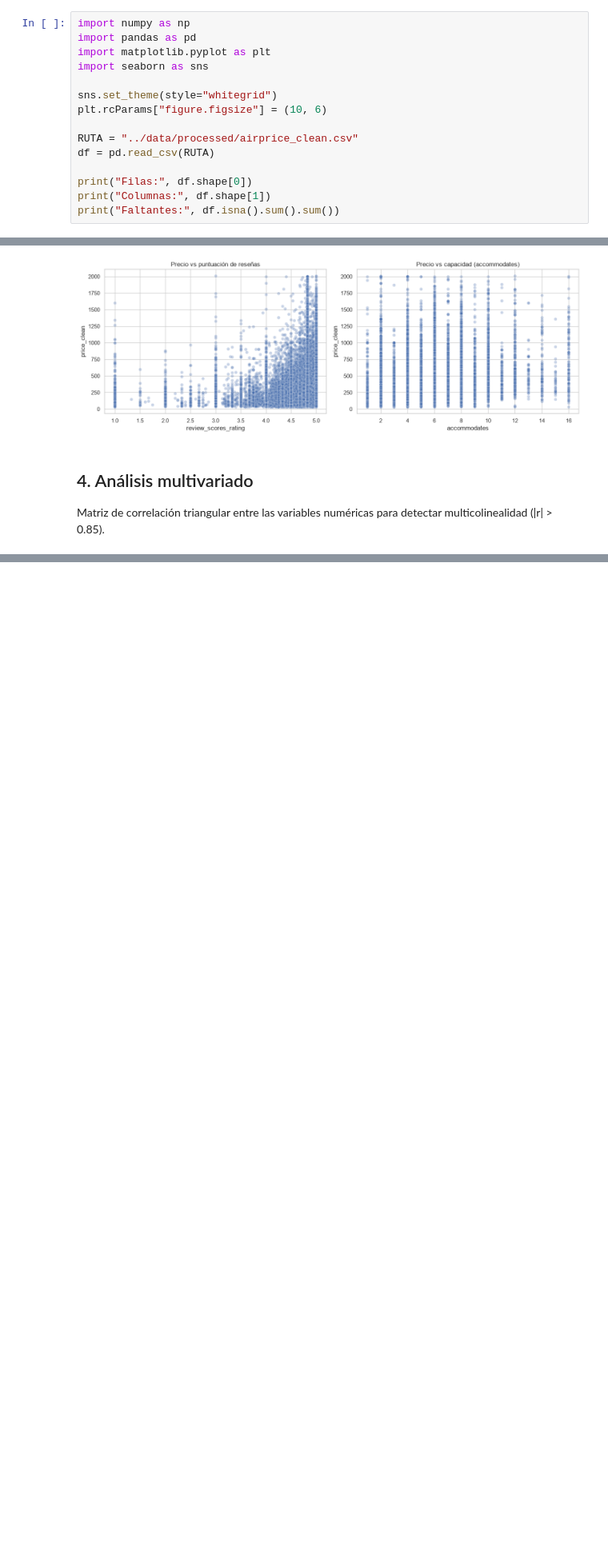
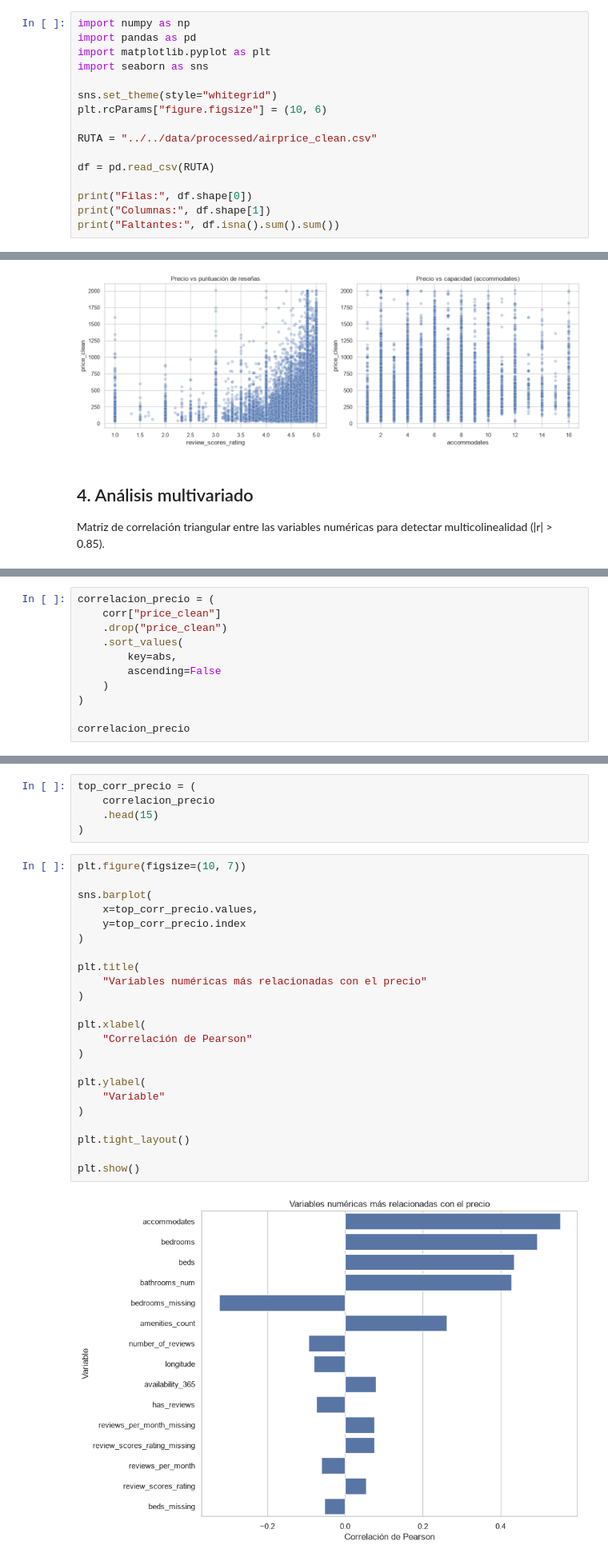
Before and after one commit to Carlos-code23/AirPrice, a Jupyter notebook: notebooks/eda/analysis_clean_data.ipynb, the cells around one changed output, grey strips where cells are left out. Shown at 80% size. Drawn from its saved outputs; the diff is of its cells as text; blank space fills up the shorter version.

Commit message:
feat(eda): ajustar gráficas y matriz de correlación

```diff
--- a/notebooks/analysis_clean_data.ipynb
+++ b/notebooks/eda/analysis_clean_data.ipynb
@@ -11,7 +11,8 @@ import seaborn as sns
 sns.set_theme(style="whitegrid")
 plt.rcParams["figure.figsize"] = (10, 6)
 
-RUTA = "../data/processed/airprice_clean.csv"
+RUTA = "../../data/processed/airprice_clean.csv"
+
 df = pd.read_csv(RUTA)
 
 print("Filas:", df.shape[0])
@@ -171,0 +180,11 @@ análisis multivariado matriz de correlación de variables
+# %%
+correlacion_precio = (
+    corr["price_clean"]
+    .drop("price_clean")
+    .sort_values(
+        key=abs,
+        ascending=False
+    )
+)
+
+correlacion_precio
@@ -171,0 +209,30 @@ análisis multivariado matriz de correlación de variables
+# %%
+top_corr_precio = (
+    correlacion_precio
+    .head(15)
+)
+# %%
+plt.figure(figsize=(10, 7))
+
+sns.barplot(
+    x=top_corr_precio.values,
+    y=top_corr_precio.index
+)
+
+plt.title(
+    "Variables numéricas más relacionadas con el precio"
+)
+
+plt.xlabel(
+    "Correlación de Pearson"
+)
+
+plt.ylabel(
+    "Variable"
+)
+
+plt.tight_layout()
+
+plt.show()
+# %% [output]
+[figure, added]
```
Also changed, not shown: parts of 7 cells of this notebook.
